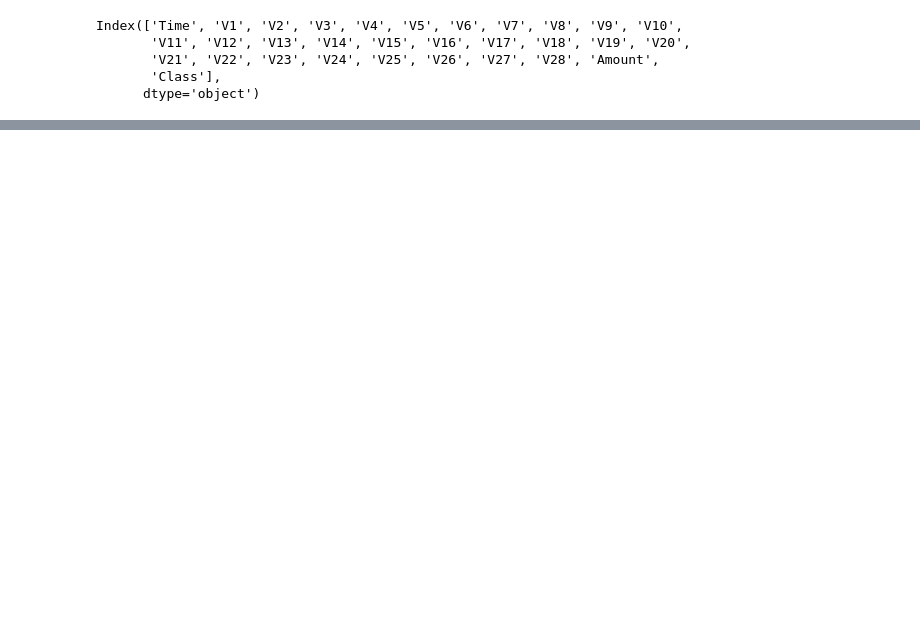
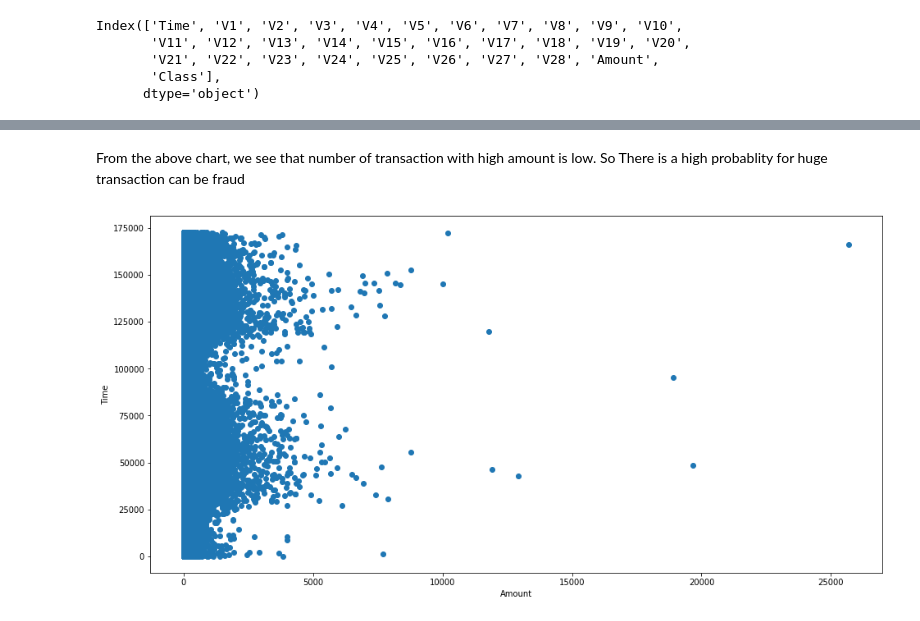
Before and after one commit to sowmR/ML-LogisticRegression, a Jupyter notebook: fraudDetection/FraudDetection.ipynb, the cells around one changed output, grey strips where cells are left out. Drawn from its saved outputs; the diff is of its cells as text; code cells hidden in the pictures; blank space fills up the shorter version.

```diff
--- a/fraudDetection/FraudDetection.ipynb
+++ b/fraudDetection/FraudDetection.ipynb
@@ -41,0 +105,11 @@ KeyError: ignored
+# %% [markdown]
+From the above chart, we see that number of transaction with high amount is low. So There is a high probablity for huge transaction can be fraud
+# %%
+# outlier analysis
+fig, ax = plt.subplots(figsize=(16,8))
+ax.scatter(x,y)
+ax.set_xlabel('Amount')
+ax.set_ylabel('Time')
+plt.show()
+# %% [output]
+[figure, added]
```
Also changed, not shown: parts of 11 cells of this notebook.
